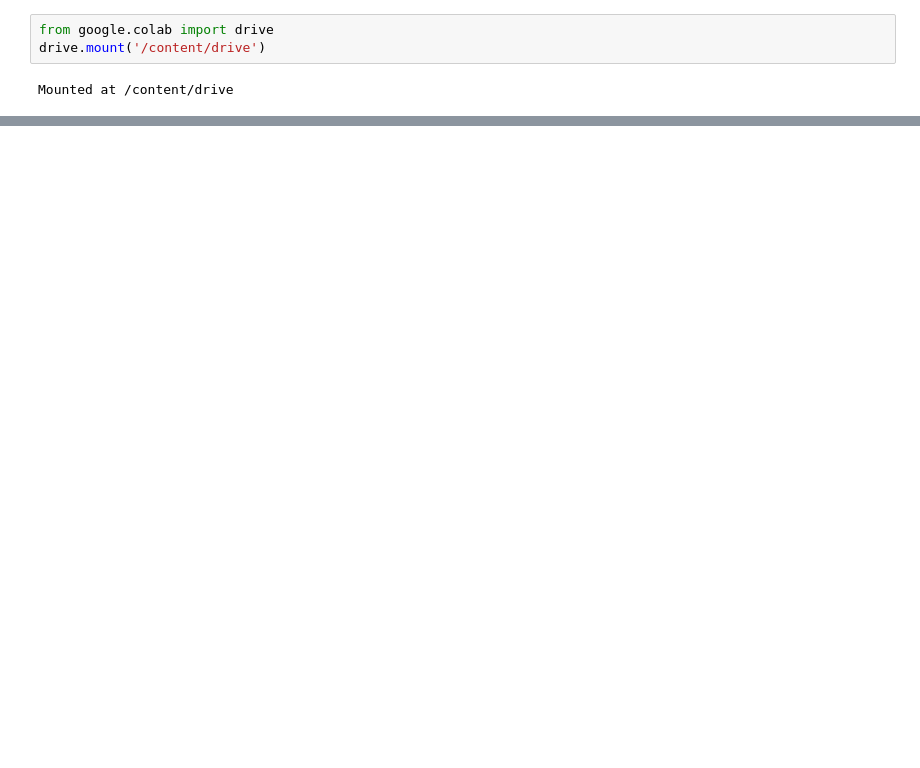
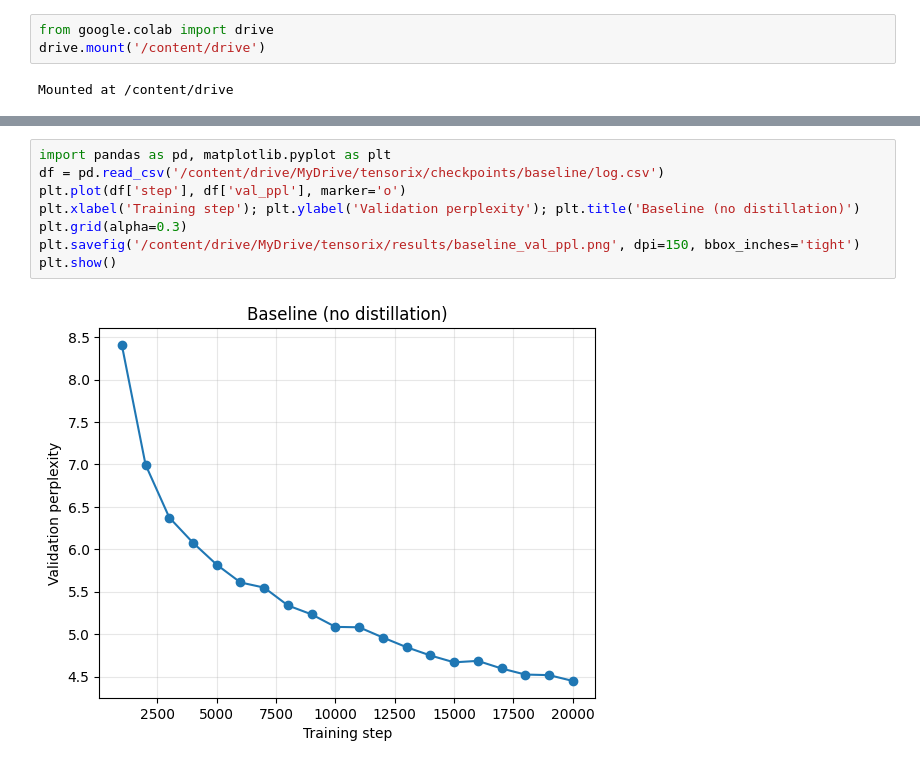
Before and after one commit to sunidhishekar-create/tensorix-kd-slm, a Jupyter notebook: notebooks/baseline_train.ipynb, the cells around one changed output, grey strips where cells are left out. Drawn from its saved outputs; the diff is of its cells as text; blank space fills up the shorter version.

```diff
--- a/notebooks/baseline_train.ipynb
+++ b/notebooks/baseline_train.ipynb
@@ -65,0 +69,10 @@ step 12900 | loss 1.546 | lr 3.57e-04 | 316 ms/step
+# %%
+import pandas as pd, matplotlib.pyplot as plt
+df = pd.read_csv('/content/drive/MyDrive/tensorix/checkpoints/baseline/log.csv')
+plt.plot(df['step'], df['val_ppl'], marker='o')
+plt.xlabel('Training step'); plt.ylabel('Validation perplexity'); plt.title('Baseline (no distillation)')
+plt.grid(alpha=0.3)
+plt.savefig('/content/drive/MyDrive/tensorix/results/baseline_val_ppl.png', dpi=150, bbox_inches='tight')
+plt.show()
+# %% [output]
+[figure, added]
```
Also changed, not shown: parts of 5 cells of this notebook.
